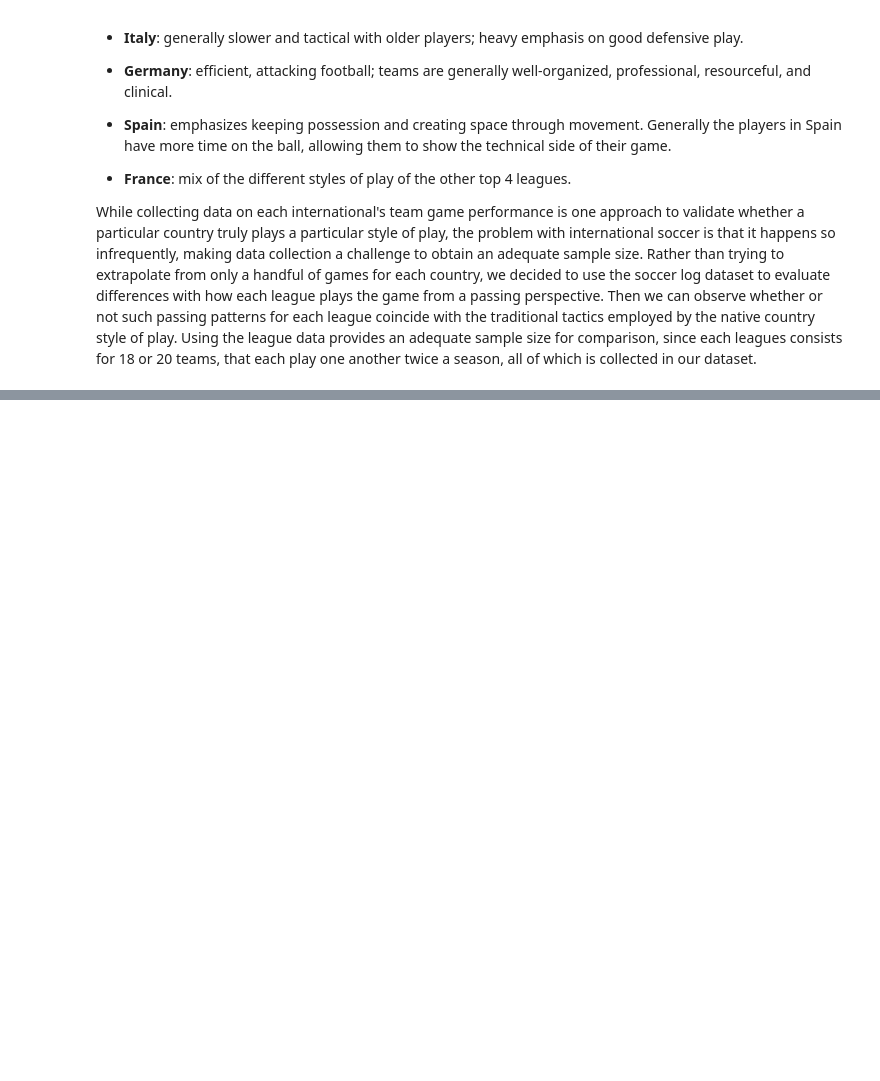
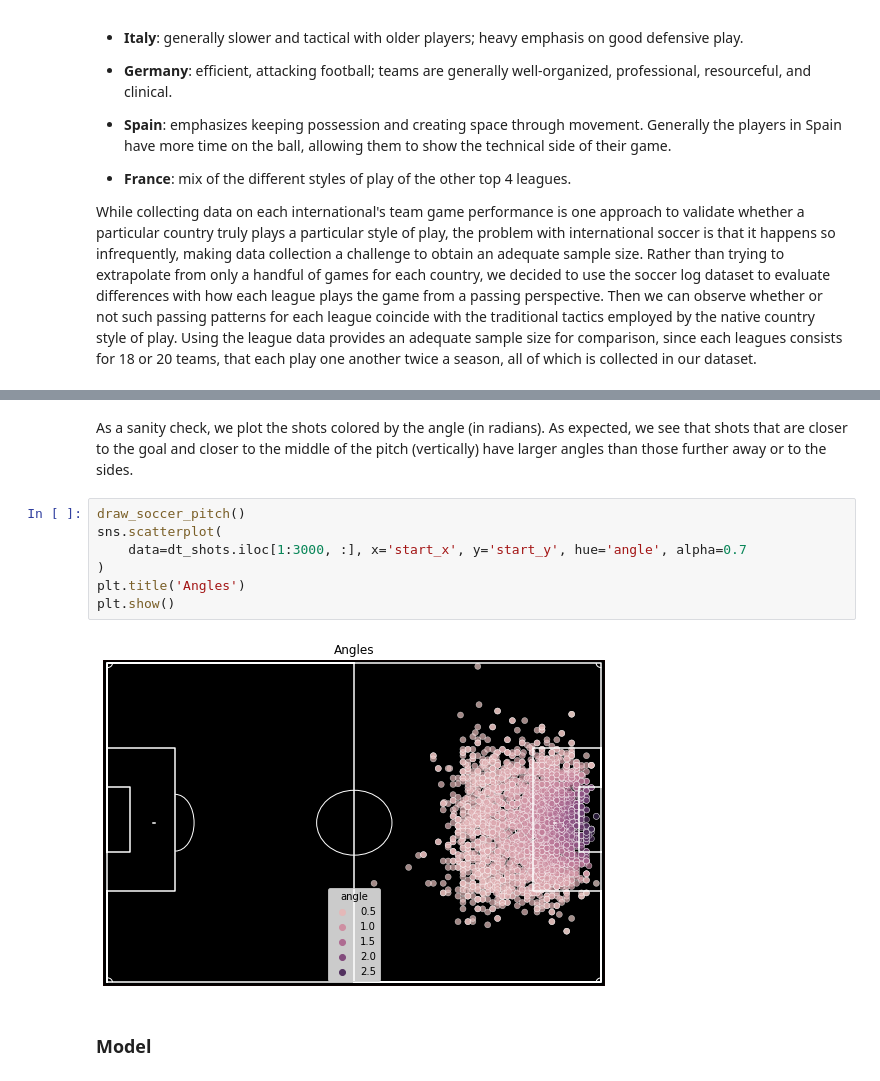
Before and after one commit to josePliego/football_project, a Jupyter notebook: final_project.ipynb, the cells around one changed output, grey strips where cells are left out. Cells and saved outputs as stored; diff of their text form; blank space fills up the shorter version.

```diff
--- a/final_project.ipynb
+++ b/final_project.ipynb
@@ -26,0 +113,13 @@ While collecting data on each international's team game performance is one appro
+# %% [markdown]
+As a sanity check, we plot the shots colored by the angle (in radians). As expected, we see that shots that are closer to the goal and closer to the middle of the pitch (vertically) have larger angles than those further away or to the sides.
+# %%
+draw_soccer_pitch()
+sns.scatterplot(
+    data=dt_shots.iloc[1:3000, :], x='start_x', y='start_y', hue='angle', alpha=0.7
+)
+plt.title('Angles')
+plt.show()
+# %% [output]
+[figure, added]
+# %% [markdown]
+### Model
```
Also changed, not shown: parts of 33 cells of this notebook, 19 other files.
